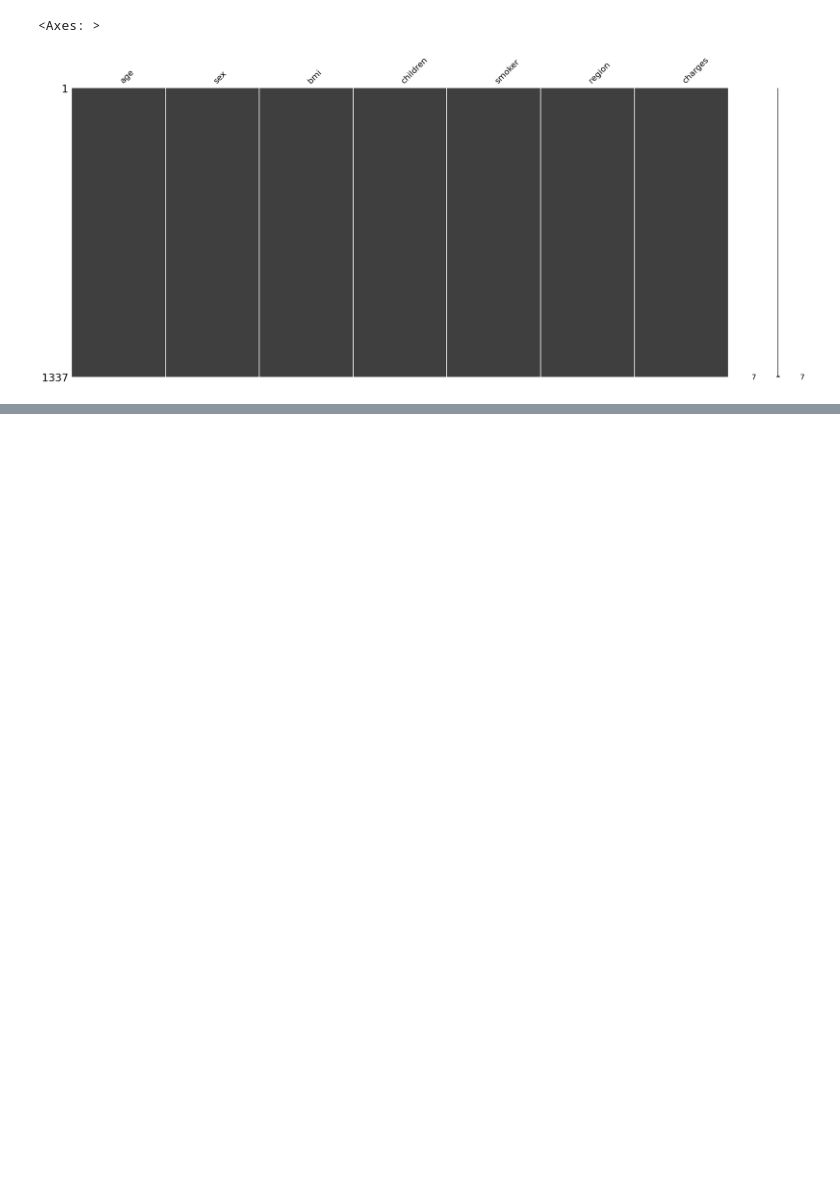
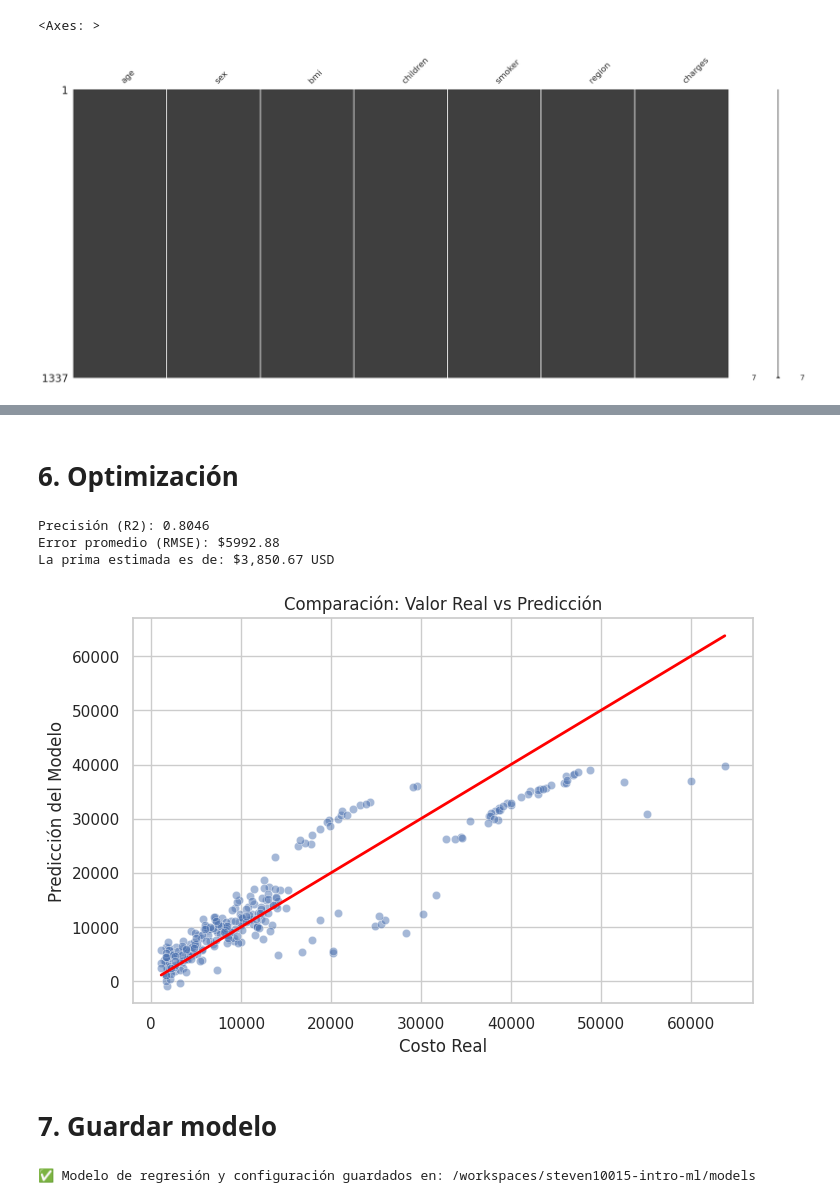
Before and after one commit to 4GeeksAcademy/steven10015-intro-ml, a Jupyter notebook: src/02-regression.ipynb, the cells around one changed output, grey strips where cells are left out. Drawn from its saved outputs; the diff is of its cells as text; code cells hidden in the pictures; blank space fills up the shorter version.

```diff
--- a/src/02-regression.ipynb
+++ b/src/02-regression.ipynb
@@ -106,0 +225,68 @@ df.head()
+# %% [markdown]
+# 6. Optimización
+# %%
+features = ['smoker', 'bmi', 'age', 'children']
+model = LinearRegression().fit(X_train[features], y_train)
+
+# Métricas de validación
+y_pred = model.predict(X_test[features])
+print(f"Precisión (R2): {r2_score(y_test, y_pred):.4f}")
+print(f"Error promedio (RMSE): ${np.sqrt(mean_squared_error(y_test, y_pred)):.2f}")
+
+# --- FUNCIÓN PARA COTIZAR UN NUEVO CLIENTE ---
+def cotizar(smoker, bmi, age, children):
+    # smoker: 1 para sí, 0 para no
+    datos = pd.DataFrame([[smoker, bmi, age, children]], columns=features)
+    precio = model.predict(datos)[0]
+    return f"La prima estimada es de: ${precio:,.2f} USD"
+
+# Ejemplo: Cliente de 30 años, IMC 25, no fumador, 0 hijos
+print(cotizar(smoker=0, bmi=25, age=30, children=0))
+# %% [output]
+Precisión (R2): 0.8046
+Error promedio (RMSE): $5992.88
+La prima estimada es de: $3,850.67 USD
+# %%
+# 1. Definir el tamaño
+plt.figure(figsize=(8, 5))
+
+# 2. Dibujar los puntos (Real vs Predicho)
+sns.scatterplot(x=y_test, y=y_pred, alpha=0.5)
+
+# 3. Dibujar la línea de "perfección" (donde Real == Predicho)
+plt.plot([y_test.min(), y_test.max()], [y_test.min(), y_test.max()], color='red', lw=2)
+
+# 4. Etiquetas básicas
+plt.title('Comparación: Valor Real vs Predicción')
+plt.xlabel('Costo Real')
+plt.ylabel('Predicción del Modelo')
+plt.show()
+# %% [output]
+[figure, added]
+# %% [markdown]
+# 7. Guardar modelo
+# %%
+# 1. Definimos la ruta absoluta (adaptada a tu entorno de Codespaces/Gitpod)
+folder_path = '/workspaces/steven10015-intro-ml/models'
+
+# 2. Creamos la carpeta si no existe
+if not os.path.exists(folder_path):
+    os.makedirs(folder_path)
+
+# 3. Guardamos el modelo de Regresión Lineal
+with open(os.path.join(folder_path, 'insurance_model.pkl'), 'wb') as f:
+    pickle.dump(model, f)
+
+# 4. Guardamos la lista de columnas seleccionadas (smoker, bmi, age, children)
+# Esto garantiza que cuando cargues el modelo, sepas qué columnas pasarle.
+with open(os.path.join(folder_path, 'model_columns.pkl'), 'wb') as f:
+    pickle.dump(features_finales, f)
+
+# 5. Guardamos un diccionario de métricas (opcional, muy útil para el reporte)
+metrics = {'r2': 0.8046, 'rmse': 5992.88}
+with open(os.path.join(folder_path, 'model_metrics.pkl'), 'wb') as f:
+    pickle.dump(metrics, f)
+
+print(f"✅ Modelo de regresión y configuración guardados en: {folder_path}")
+# %% [output]
+✅ Modelo de regresión y configuración guardados en: /workspaces/steven10015-intro-ml/models
```
Also changed, not shown: parts of 15 cells of this notebook, 6 other files.
